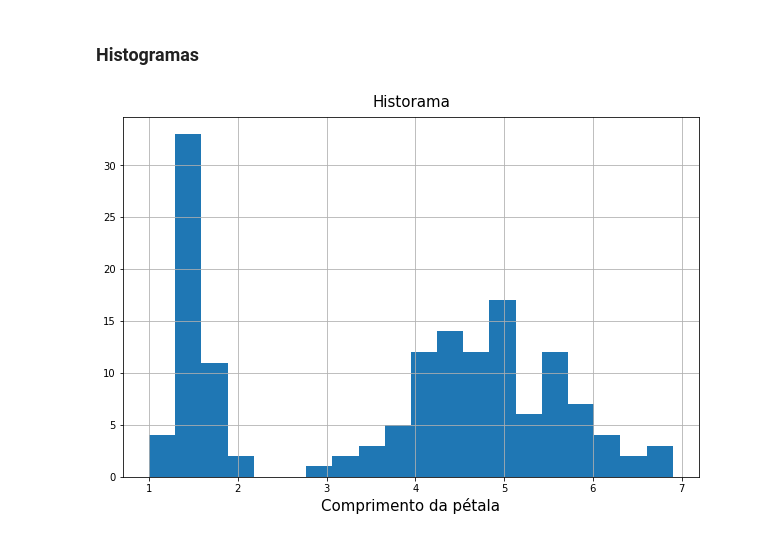
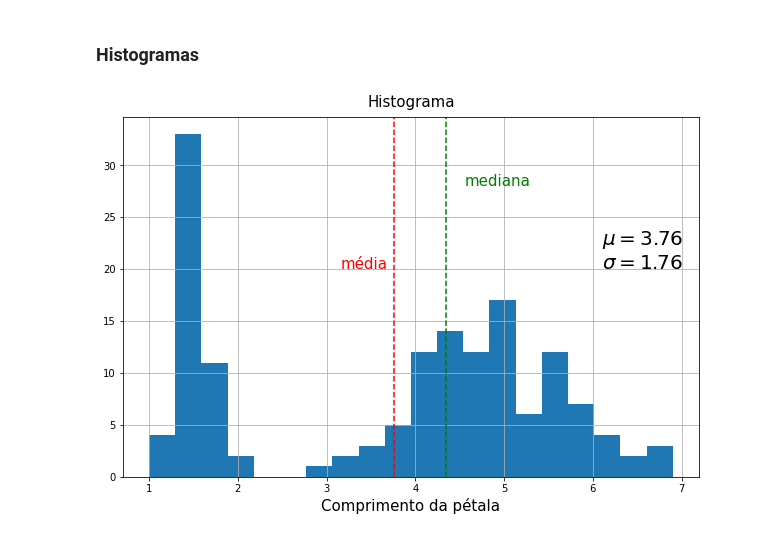
Before and after one commit to Marcus-Bernard0/data_science_alura, a Jupyter notebook: 10 - Visualização com matplotlib/Projeto.ipynb, the cells around one changed output. Drawn from its saved outputs; the diff is of its cells as text; code cells hidden in the pictures.

Commit message:
'histograma'

```diff
--- a/10 - Visualização com matplotlib/Projeto.ipynb
+++ b/10 - Visualização com matplotlib/Projeto.ipynb
@@ -465,12 +465,30 @@ for outlier in caixas['fliers']:
 # %%
 fig = plt.figure(figsize=(8,5))
 eixo = fig.add_axes([0,0,1,1])
 
-eixo.hist(df['comprimento_pétala'], bins = 20)
-eixo.set_title('Historama', fontsize=15, pad=10)
+#media e desvio padrão
+mu, sigma = df['comprimento_pétala'].mean(), df['comprimento_pétala'].std()
+
+#calculando mediana
+md = df['comprimento_pétala'].median()
+
+eixo.hist(df['comprimento_pétala'], bins=20)
+eixo.set_title('Histograma', fontsize=15, pad=10)
 eixo.set_xlabel('Comprimento da pétala', fontsize=15)
 eixo.grid(True)
 
+#exibindo anotação média e desvio padrão
+eixo.annotate('$\mu = {0:.2f}$\n$\sigma = {1:.2f}$'.format(mu, sigma),
+               xy=(6.1, 20), fontsize=20)
+
+#exibindo linha e anotação da média
+eixo.axvline(mu, color='r', linestyle='--')
+eixo.annotate('média', xy = (mu - 0.6, 20), fontsize=15, color='r')
+
+#exibindo mediana
+eixo.axvline(md, color='g', linestyle='--')
+eixo.annotate('mediana', xy = (md +0.2, 28), fontsize = 15, color='g')
+
 plt.show()
 # %% [output]
-[figure, old version]
+[figure, new version]
```
